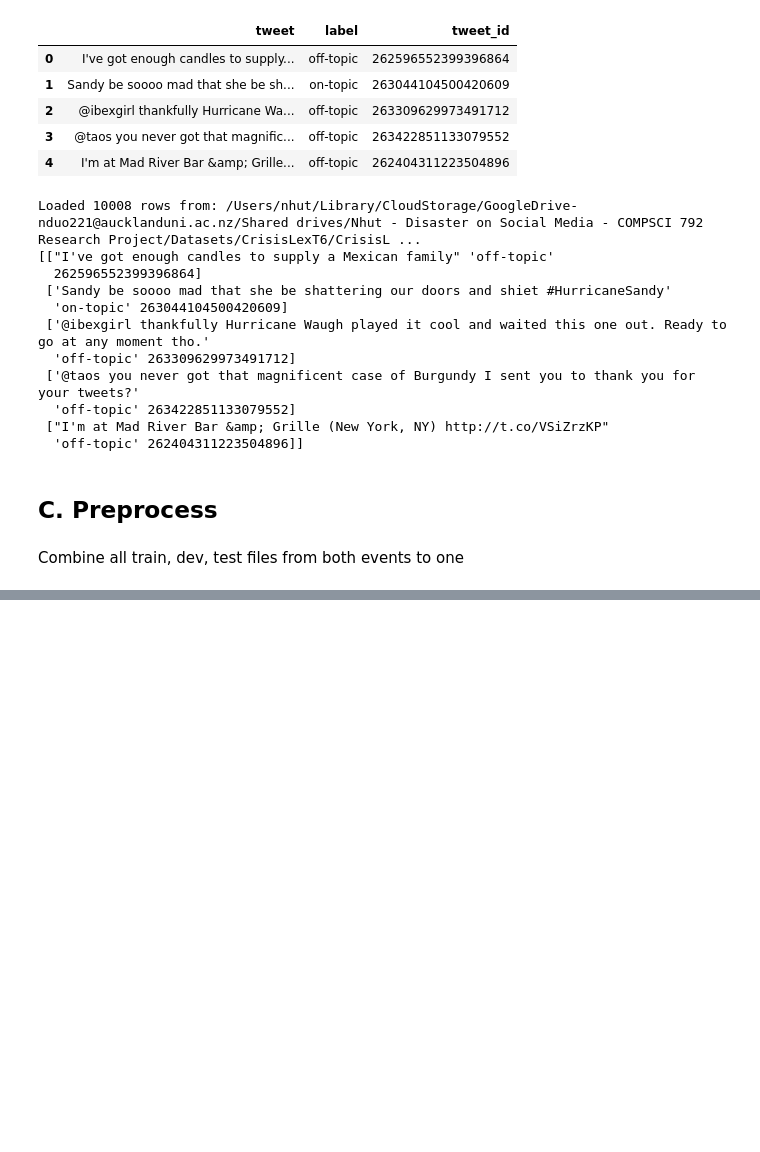
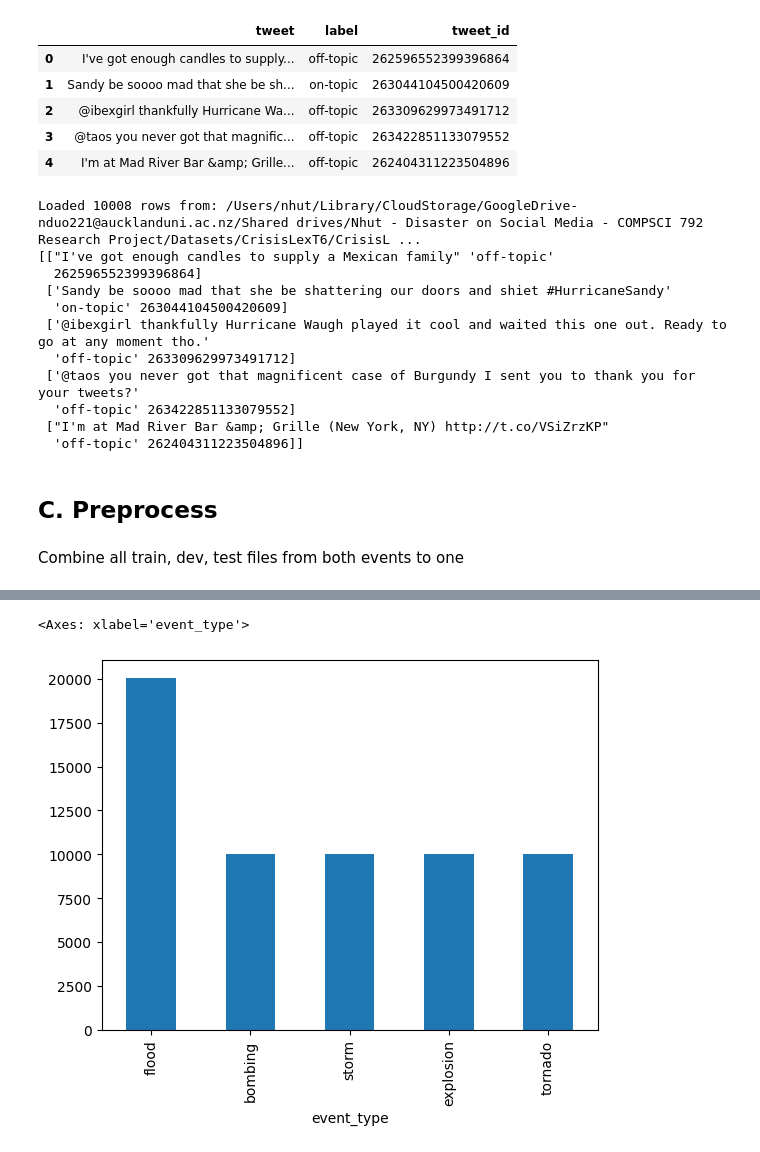
Before and after one commit to dhnhut/disaster-tweets, a Jupyter notebook: notebooks/0_dataset_CrisisLexT6.ipynb, the cells around one changed output, grey strips where cells are left out. Saved outputs shown, nothing was run; the diff lists cells and outputs as text; code cells hidden in the pictures; blank space fills up the shorter version.

```diff
--- a/notebooks/0_dataset_CrisisLexT6.ipynb
+++ b/notebooks/0_dataset_CrisisLexT6.ipynb
@@ -187,0 +247,5 @@ merged_df.to_csv( 'datasets/CrisisLexT6.csv', index=False)
+# %%
+merged_df['event_type'].value_counts().plot(kind='bar')
+# %% [output]
+<Axes: xlabel='event_type'>
+[figure, added]
```
Also changed, not shown: parts of 5 cells of this notebook.
